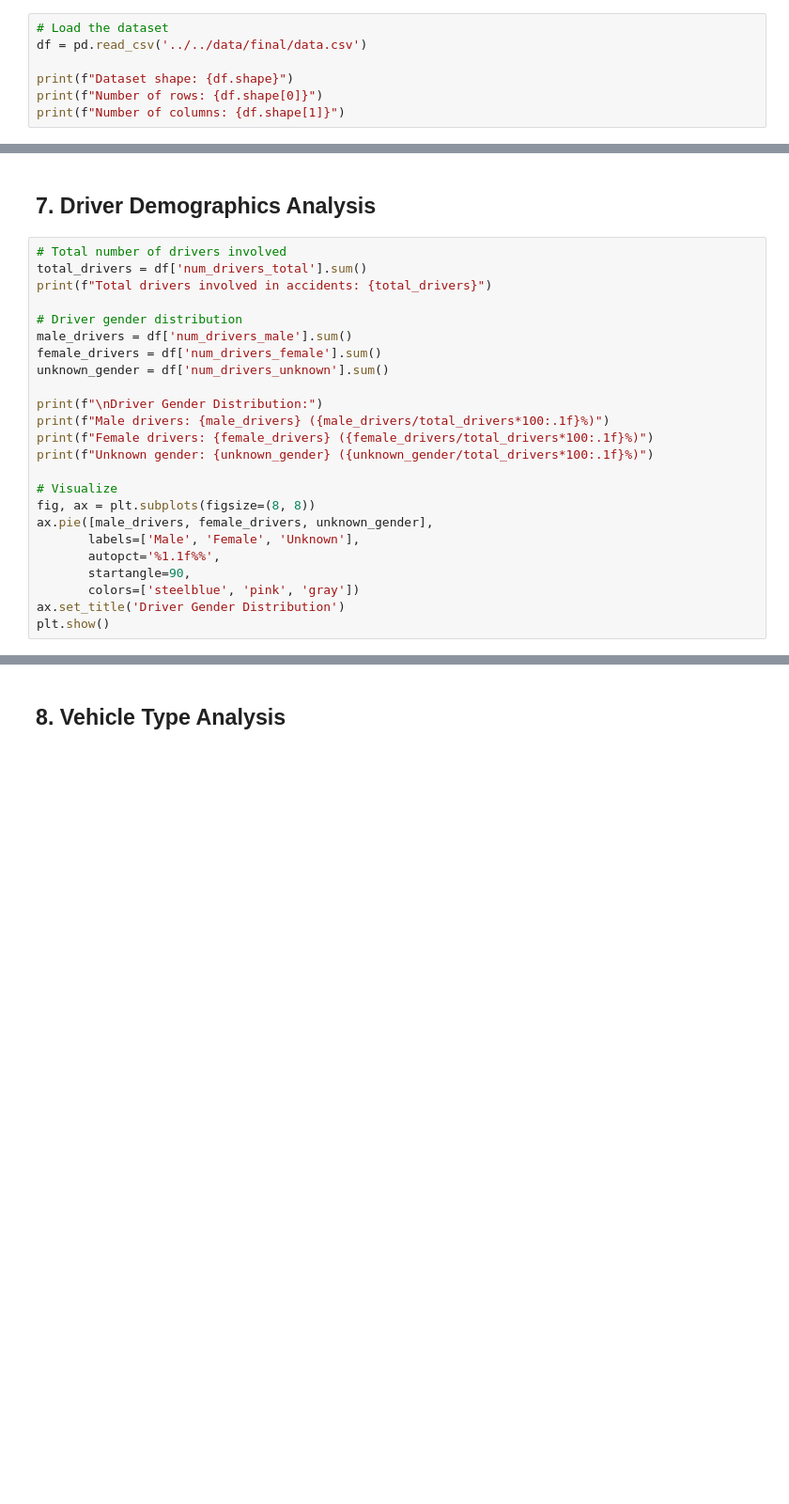
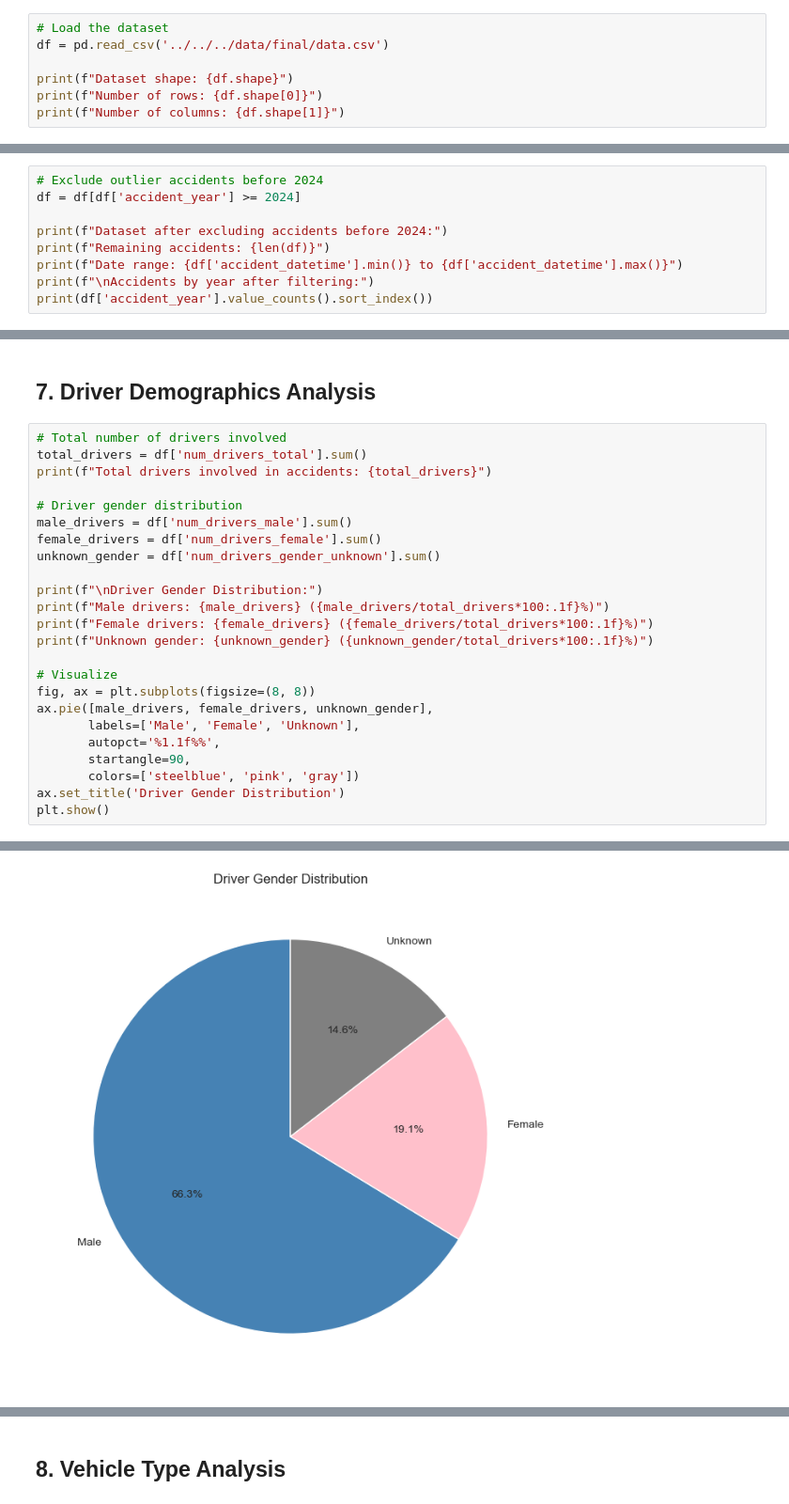
Before and after one commit to michael-vella/ics5110-assignment, a Jupyter notebook: notebooks/individual/paul_said/2_exploratory_analysis.ipynb, the cells around one changed output, grey strips where cells are left out. Shown at 94% size. Cells and saved outputs as stored; diff of their text form; blank space fills up the shorter version.

```diff
--- a/notebooks/individual/paul_said/2_exploratory_analysis.ipynb
+++ b/notebooks/individual/paul_said/2_exploratory_analysis.ipynb
@@ -21,7 +23,7 @@ print("Libraries imported successfully!")
 ## 1. Load and Inspect Data
 # %%
 # Load the dataset
-df = pd.read_csv('../../data/final/data.csv')
+df = pd.read_csv('../../../data/final/data.csv')
 
 print(f"Dataset shape: {df.shape}")
 print(f"Number of rows: {df.shape[0]}")
@@ -128,0 +237,9 @@ plt.show()
+# %%
+# Exclude outlier accidents before 2024
+df = df[df['accident_year'] >= 2024]
+
+print(f"Dataset after excluding accidents before 2024:")
+print(f"Remaining accidents: {len(df)}")
+print(f"Date range: {df['accident_datetime'].min()} to {df['accident_datetime'].max()}")
+print(f"\nAccidents by year after filtering:")
+print(df['accident_year'].value_counts().sort_index())
@@ -220,7 +403,7 @@ print(f"Total drivers involved in accidents: {total_drivers}")
 # Driver gender distribution
 male_drivers = df['num_drivers_male'].sum()
 female_drivers = df['num_drivers_female'].sum()
-unknown_gender = df['num_drivers_unknown'].sum()
+unknown_gender = df['num_drivers_gender_unknown'].sum()
 
 print(f"\nDriver Gender Distribution:")
 print(f"Male drivers: {male_drivers} ({male_drivers/total_drivers*100:.1f}%)")
@@ -236,3 +419,4 @@ ax.pie([male_drivers, female_drivers, unknown_gender],
        colors=['steelblue', 'pink', 'gray'])
 ax.set_title('Driver Gender Distribution')
 plt.show()
+# %% [output]
@@ -238,0 +429 @@ plt.show()
+[figure, added]
```
Also changed, not shown: parts of 83 cells of this notebook.
